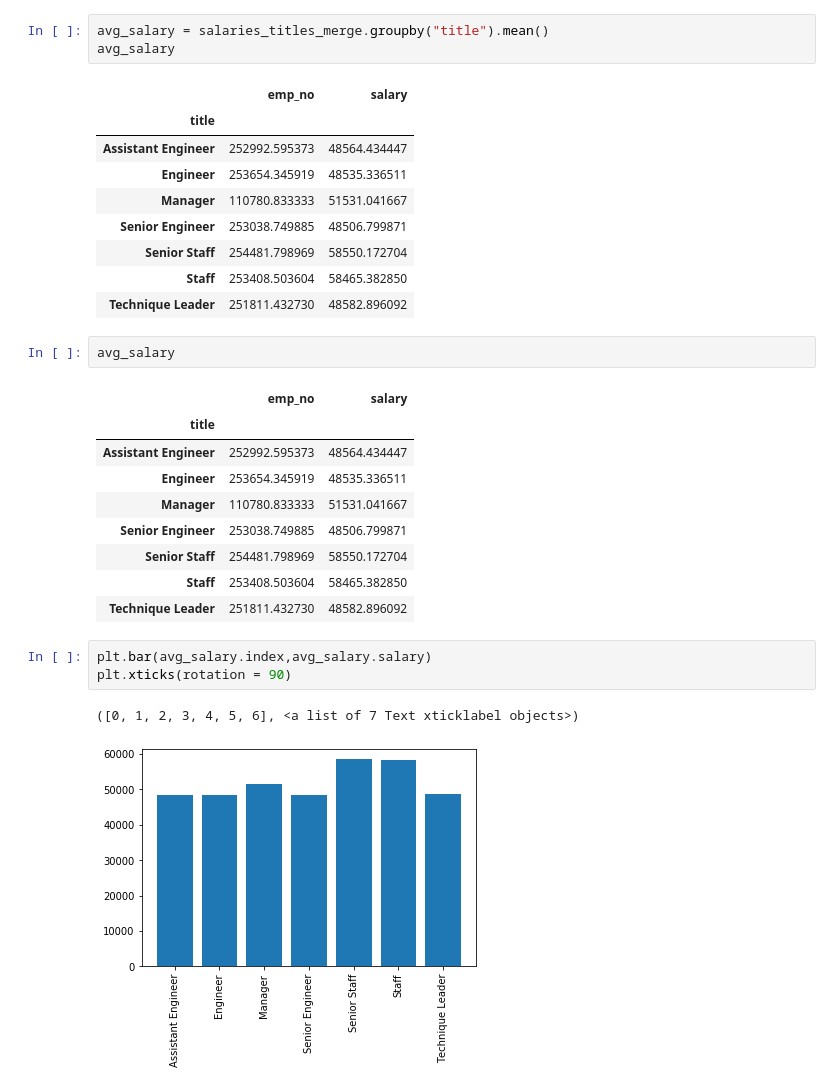
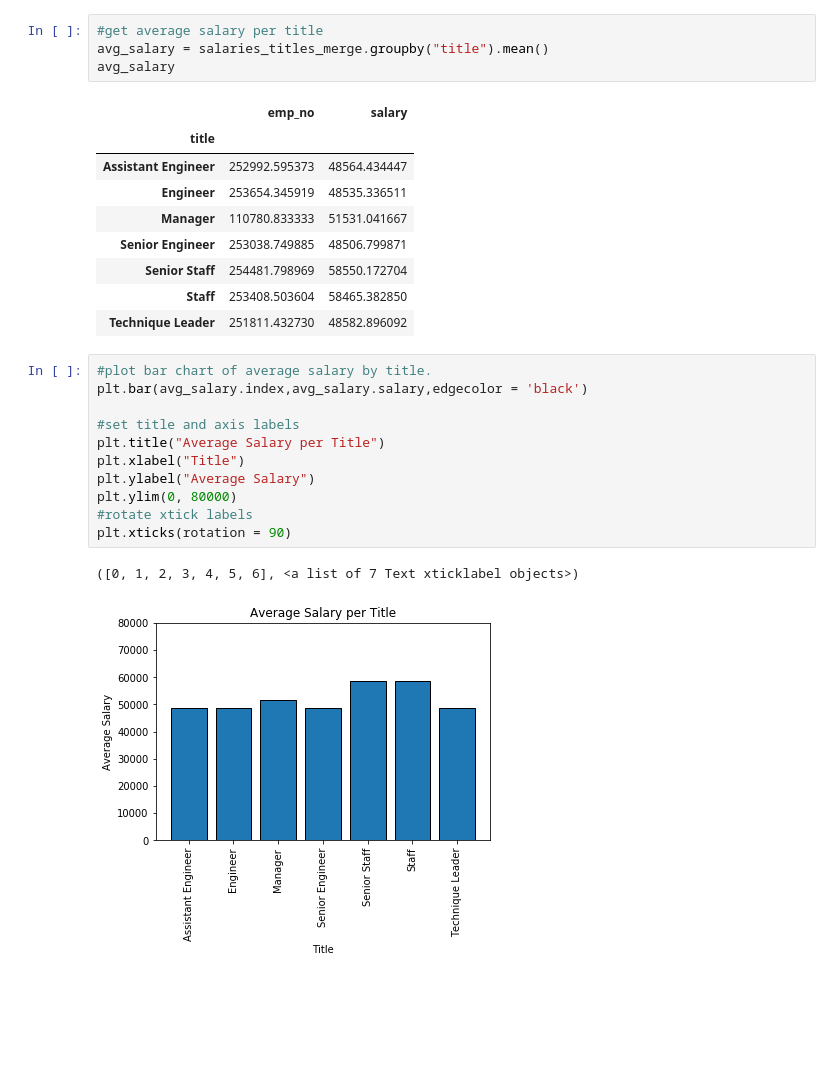
Before and after one commit to apizzo1/sql-challenge, a Jupyter notebook: EmployeeSQL/Bonus_SQL.ipynb, the cells around one changed output. Cells and saved outputs as stored; diff of their text form; blank space fills up the shorter version.

```diff
--- a/EmployeeSQL/Bonus_SQL.ipynb
+++ b/EmployeeSQL/Bonus_SQL.ipynb
@@ -66,4 +52,5 @@ salaries_titles_merge
 # %%
+#get average salary per title
 avg_salary = salaries_titles_merge.groupby("title").mean()
 avg_salary
 # %% [output]
@@ -76,21 +63,17 @@ avg_salary
 | Senior Staff | 254481.798969 | 58550.172704 |
 | Staff | 253408.503604 | 58465.382850 |
 | Technique Leader | 251811.432730 | 48582.896092 |
-# %%
-avg_salary
-# %% [output]
-|  | emp_no | salary |
-| title |  |  |
-| Assistant Engineer | 252992.595373 | 48564.434447 |
-| Engineer | 253654.345919 | 48535.336511 |
-| Manager | 110780.833333 | 51531.041667 |
-| Senior Engineer | 253038.749885 | 48506.799871 |
-| Senior Staff | 254481.798969 | 58550.172704 |
-| Staff | 253408.503604 | 58465.382850 |
-| Technique Leader | 251811.432730 | 48582.896092 |
-# %%
-plt.bar(avg_salary.index,avg_salary.salary)
-plt.xticks(rotation = 90)
-# %% [output]
-([0, 1, 2, 3, 4, 5, 6], <a list of 7 Text xticklabel objects>)
-[figure, removed]
+# %%
+#plot bar chart of average salary by title.
+plt.bar(avg_salary.index,avg_salary.salary,edgecolor = 'black')
+
+#set title and axis labels
+plt.title("Average Salary per Title")
+plt.xlabel("Title")
+plt.ylabel("Average Salary")
+plt.ylim(0, 80000)
+#rotate xtick labels
+plt.xticks(rotation = 90)
+# %% [output]
+([0, 1, 2, 3, 4, 5, 6], <a list of 7 Text xticklabel objects>)
+[figure, added]
```
Also changed, not shown: parts of 8 cells of this notebook.
